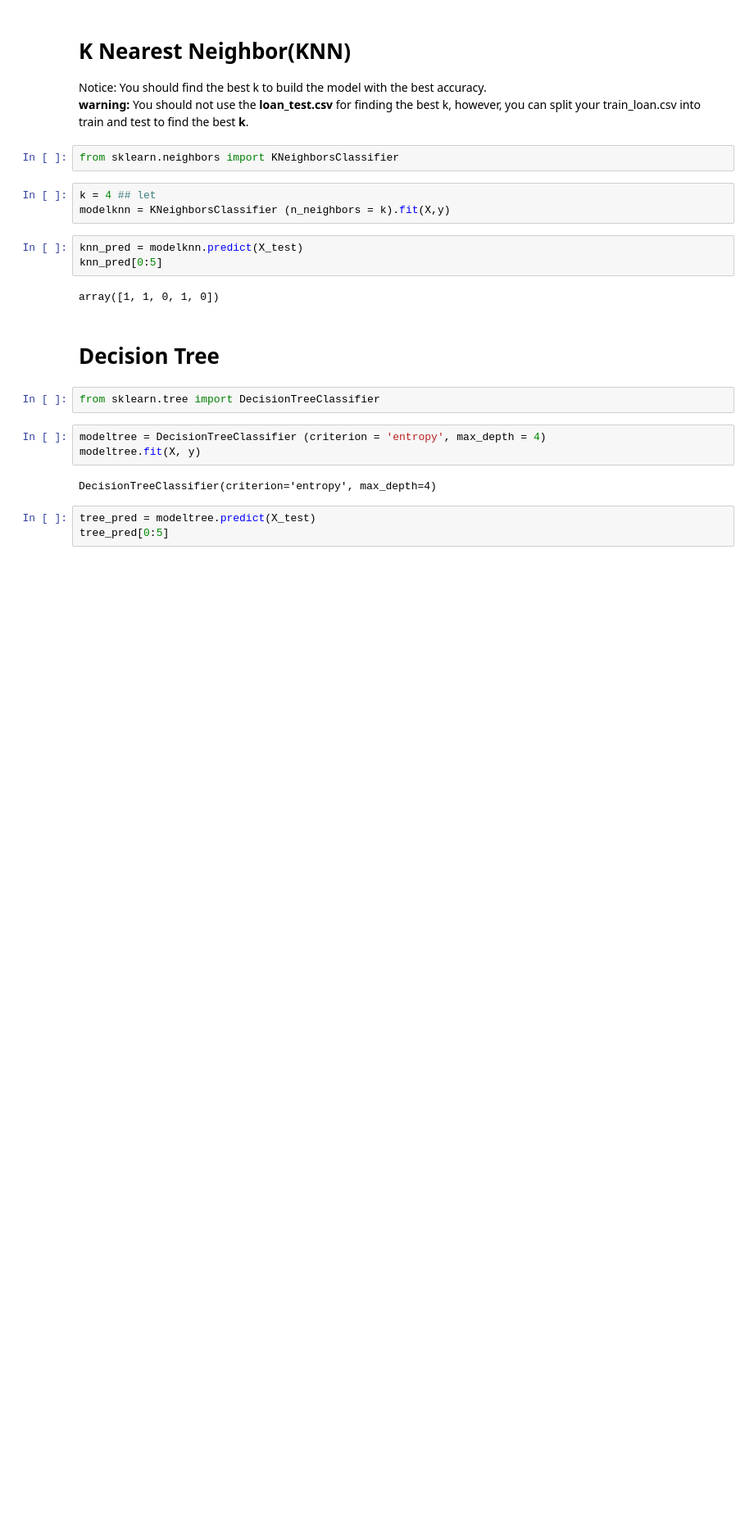
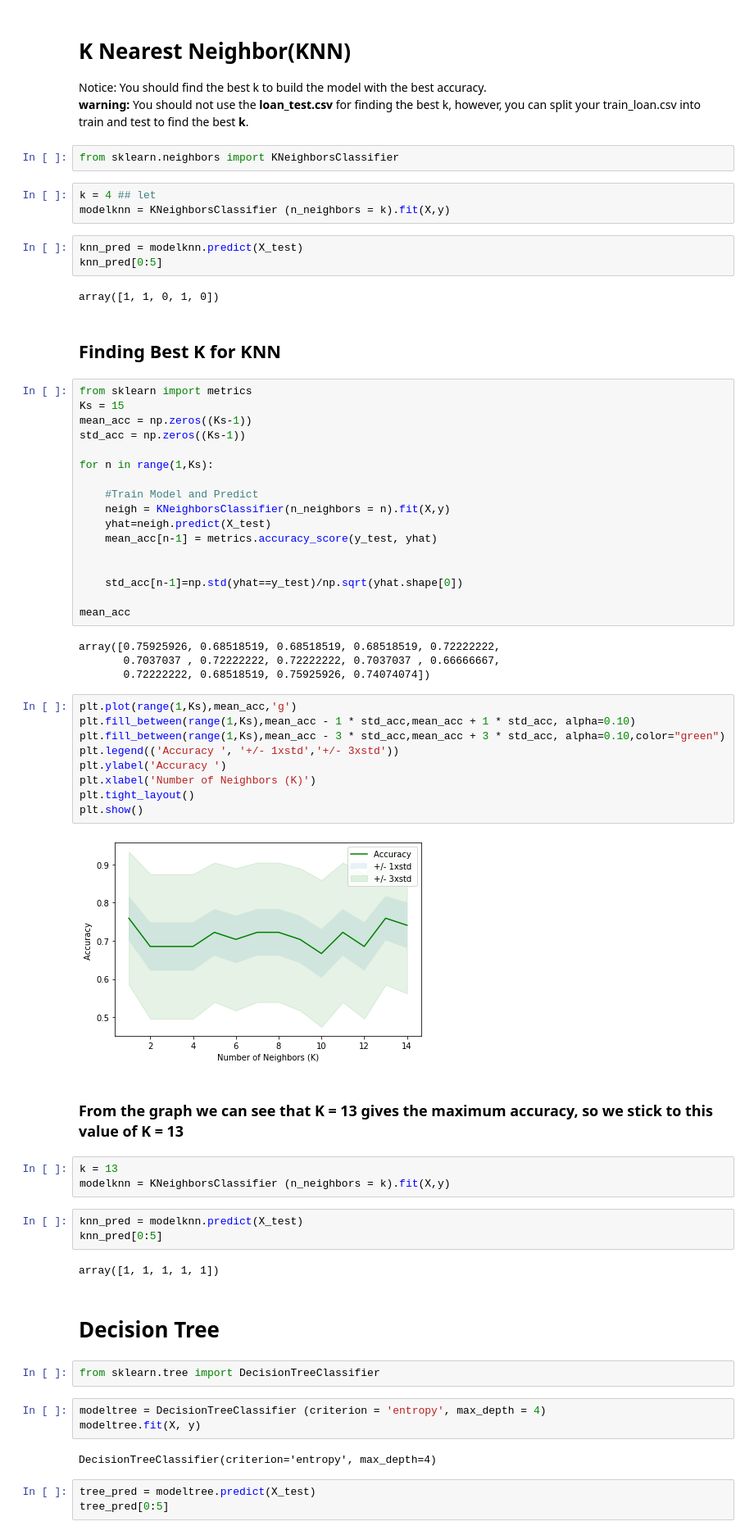
Before and after one commit to kumarashishraj/Coursera-Project-IBM-Studio, a Jupyter notebook: ML0101EN-Proj-Loan-py-v1.ipynb, the cells around one changed output. Shown: that part at 82% size. Drawn from its saved outputs; the diff is of its cells as text; blank space fills up the shorter version.

```diff
--- a/ML0101EN-Proj-Loan-py-v1.ipynb
+++ b/ML0101EN-Proj-Loan-py-v1.ipynb
@@ -426,6 +426,50 @@ knn_pred = modelknn.predict(X_test)
 knn_pred[0:5]
 # %% [output]
 array([1, 1, 0, 1, 0])
+# %% [markdown]
+## Finding Best K for KNN
+# %%
+from sklearn import metrics
+Ks = 15
+mean_acc = np.zeros((Ks-1))
+std_acc = np.zeros((Ks-1))
+
+for n in range(1,Ks):
+
+    #Train Model and Predict
+    neigh = KNeighborsClassifier(n_neighbors = n).fit(X,y)
+    yhat=neigh.predict(X_test)
+    mean_acc[n-1] = metrics.accuracy_score(y_test, yhat)
+
+
+    std_acc[n-1]=np.std(yhat==y_test)/np.sqrt(yhat.shape[0])
+
+mean_acc
+# %% [output]
+array([0.75925926, 0.68518519, 0.68518519, 0.68518519, 0.72222222,
+       0.7037037 , 0.72222222, 0.72222222, 0.7037037 , 0.66666667,
+       0.72222222, 0.68518519, 0.75925926, 0.74074074])
+# %%
+plt.plot(range(1,Ks),mean_acc,'g')
+plt.fill_between(range(1,Ks),mean_acc - 1 * std_acc,mean_acc + 1 * std_acc, alpha=0.10)
+plt.fill_between(range(1,Ks),mean_acc - 3 * std_acc,mean_acc + 3 * std_acc, alpha=0.10,color="green")
+plt.legend(('Accuracy ', '+/- 1xstd','+/- 3xstd'))
+plt.ylabel('Accuracy ')
+plt.xlabel('Number of Neighbors (K)')
+plt.tight_layout()
+plt.show()
+# %% [output]
+[figure, added]
+# %% [markdown]
+### From the graph we can see that K = 13 gives the maximum accuracy, so we stick to this value of K = 13
+# %%
+k = 13
+modelknn = KNeighborsClassifier (n_neighbors = k).fit(X,y)
+# %%
+knn_pred = modelknn.predict(X_test)
+knn_pred[0:5]
+# %% [output]
+array([1, 1, 1, 1, 1])
 # %% [markdown]
 # Decision Tree
 # %%
```
Also changed, not shown: parts of 5 cells of this notebook.
